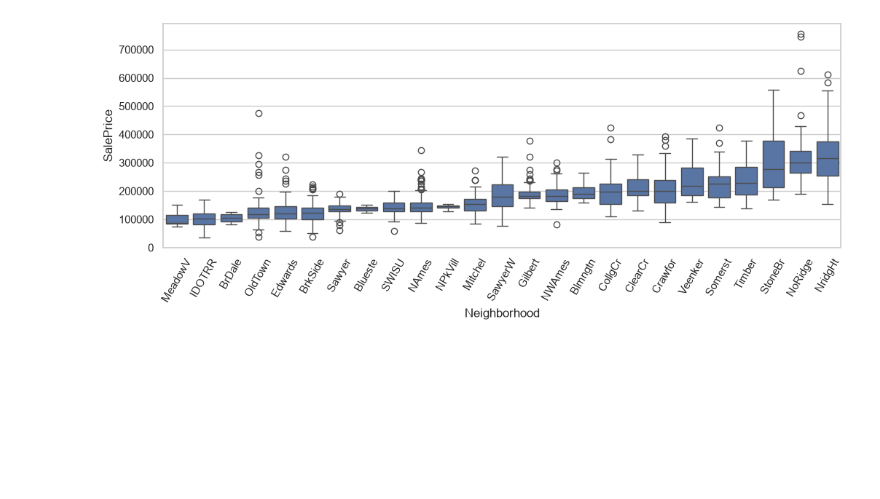
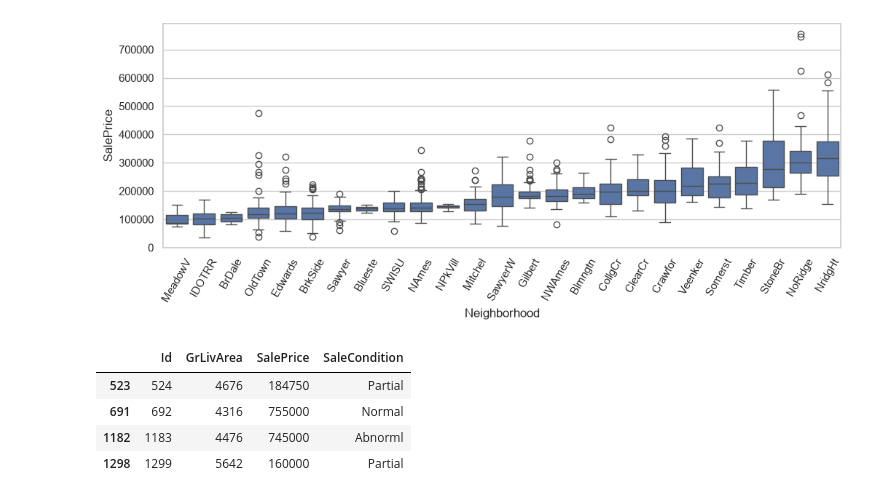
Before and after one commit to Hakimaj/house-prices-kaggle, a Jupyter notebook: notebooks/01_eda.ipynb, the cells around one changed output. Cells and saved outputs as stored; diff of their text form; code cells hidden in the pictures; blank space fills up the shorter version.

```diff
--- a/notebooks/01_eda.ipynb
+++ b/notebooks/01_eda.ipynb
@@ -121,3 +121,11 @@ sns.boxplot(data=train, x="Neighborhood", y="SalePrice", order=order)
 plt.xticks(rotation=60); plt.show()
 # %% [output]
 [figure]
+# %%
+train[train["GrLivArea"] > 4000][["Id", "GrLivArea", "SalePrice", "SaleCondition"]]
+# %% [output]
+|  | Id | GrLivArea | SalePrice | SaleCondition |
+| 523 | 524 | 4676 | 184750 | Partial |
+| 691 | 692 | 4316 | 755000 | Normal |
+| 1182 | 1183 | 4476 | 745000 | Abnorml |
+| 1298 | 1299 | 5642 | 160000 | Partial |
```
Also changed, not shown: parts of 1 cell of this notebook, 4 other files.
